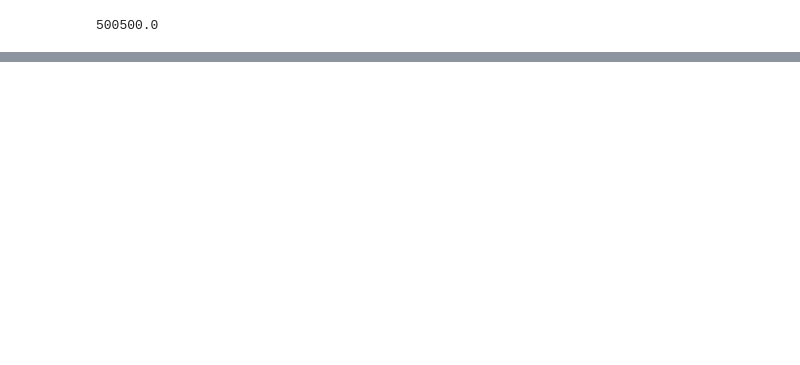
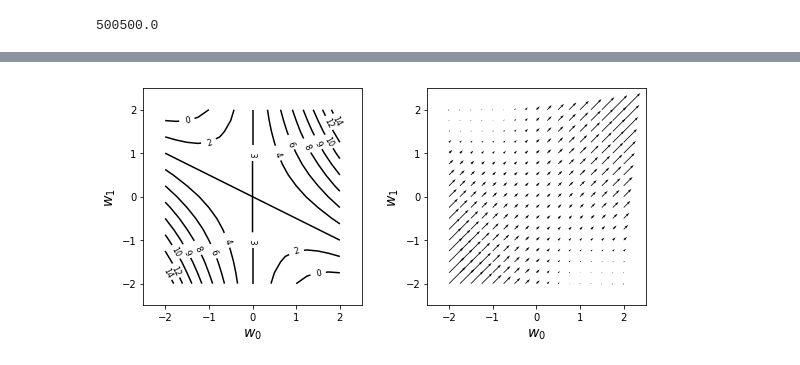
Before and after one commit to seongsilheo/Machine-Learning, a Jupyter notebook: Machine-Learning-Basic/04_수학의기본.ipynb, the cells around one changed output, grey strips where cells are left out. Drawn from its saved outputs; the diff is of its cells as text; code cells hidden in the pictures; blank space fills up the shorter version.

```diff
--- a/Machine-Learning-Basic/04_수학의기본.ipynb
+++ b/Machine-Learning-Basic/04_수학의기본.ipynb
@@ -176,0 +198,51 @@ print(a.dot(b))
+# %%
+#리스트 4-2-(2)
+import numpy as np
+import matplotlib.pyplot as plt
+
+def f(w0,w1): #(A) f의 정의
+    return w0**2 + 2 * w0 * w1 + 3
+def df_dw0(w0,w1): # (B) f의 w0에 관한 편미분
+    return 2 * w0 + 2 * w1
+def df_dw1(w0,w1): #(C) f의 w1에 관한 편미분
+    return 2 * w0 + 0 * w1
+
+w_range = 2
+dw = 0.25
+w0 = np.arange(-w_range, w_range + dw, dw)
+w1 = np.arange(-w_range, w_range + dw, dw)
+wn = w0.shape[0] #shape[0]는 전체 행의 개수, shape[1]는 전체 열의 개수 출력
+ww0, ww1 = np.meshgrid(w0,w1) # (D)
+ff = np.zeros((len(w0),len(w1)))
+dff_dw0 = np.zeros((len(w0),len(w1)))
+dff_dw1 = np.zeros((len(w0),len(w1)))
+for i0 in range(wn): # (E)
+    for i1 in range(wn):
+        ff[i1,i0] = f(w0[i0], w1[i1])
+        dff_dw0[i1,i0] = f(w0[i0], w1[i1])
+        dff_dw1[i1,i0] = f(w0[i0], w1[i1])
+
+plt.figure(figsize=(9,4)) # 전체 영역의 크기 지정
+plt.subplots_adjust(wspace = 0.3) #그래프들 간의 간격 지정
+plt.subplot(1,2,1) #세로 1, 가로 2로 나눈 3번째에 그래프가 그려짐
+cont = plt.contour(ww0, ww1, ff, 10, colors='k') # (F) f의 등고선 플롯 작성
+cont.clabel(fmt='%2.0f', fontsize=8)
+plt.xlabel('$w_0$', fontsize=14)
+plt.ylabel('$w_1$', fontsize=14)
+plt.xticks(range(-w_range, w_range + 1, 1)) #x 범위 및 간격
+plt.yticks(range(-w_range, w_range + 1, 1))
+plt.xlim(-w_range - 0.5, w_range + 0.5)  #여백 지정
+plt.ylim(-w_range - 0.5, w_range + 0.5)  #여백 지정
+
+plt.subplot(1,2,2)
+plt.quiver(ww0,ww1, dff_dw0, dff_dw1) # (G) f의 경사 벡터 표시, 기울기 벡터 그리기 좋은 함수(경사가 화살표로 표시됨)
+plt.xlabel('$w_0$', fontsize=14)
+plt.ylabel('$w_1$', fontsize=14)
+plt.xticks(range(-w_range, w_range + 1, 1)) #x 범위 및 간격
+plt.yticks(range(-w_range, w_range + 1, 1))
+plt.xlim(-w_range - 0.5, w_range + 0.5)  #여백 지정
+plt.ylim(-w_range - 0.5, w_range + 0.5)  #여백 지정
+
+plt.show()
+# %% [output]
+[figure, added]
```
Also changed, not shown: parts of 17 cells of this notebook, 4 other files.
